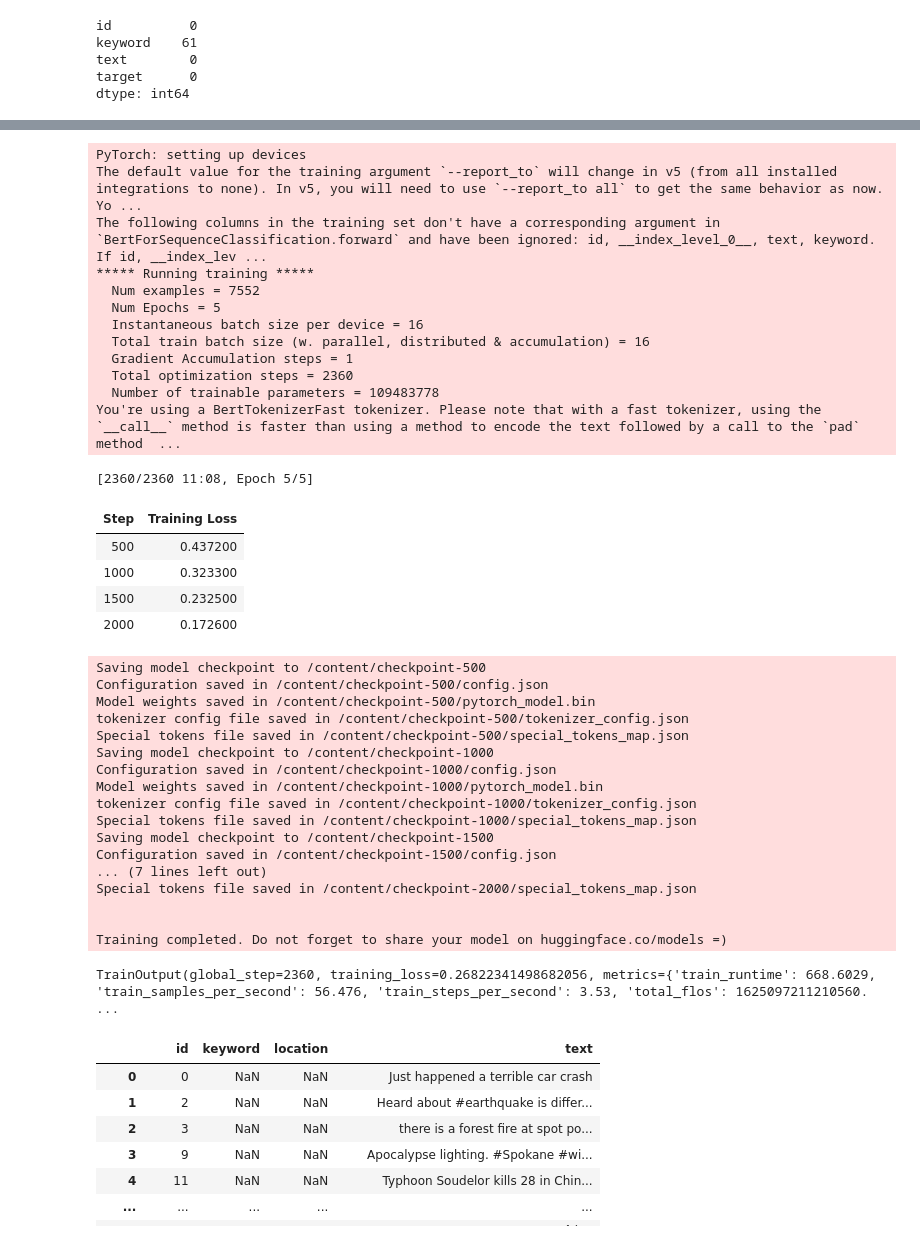
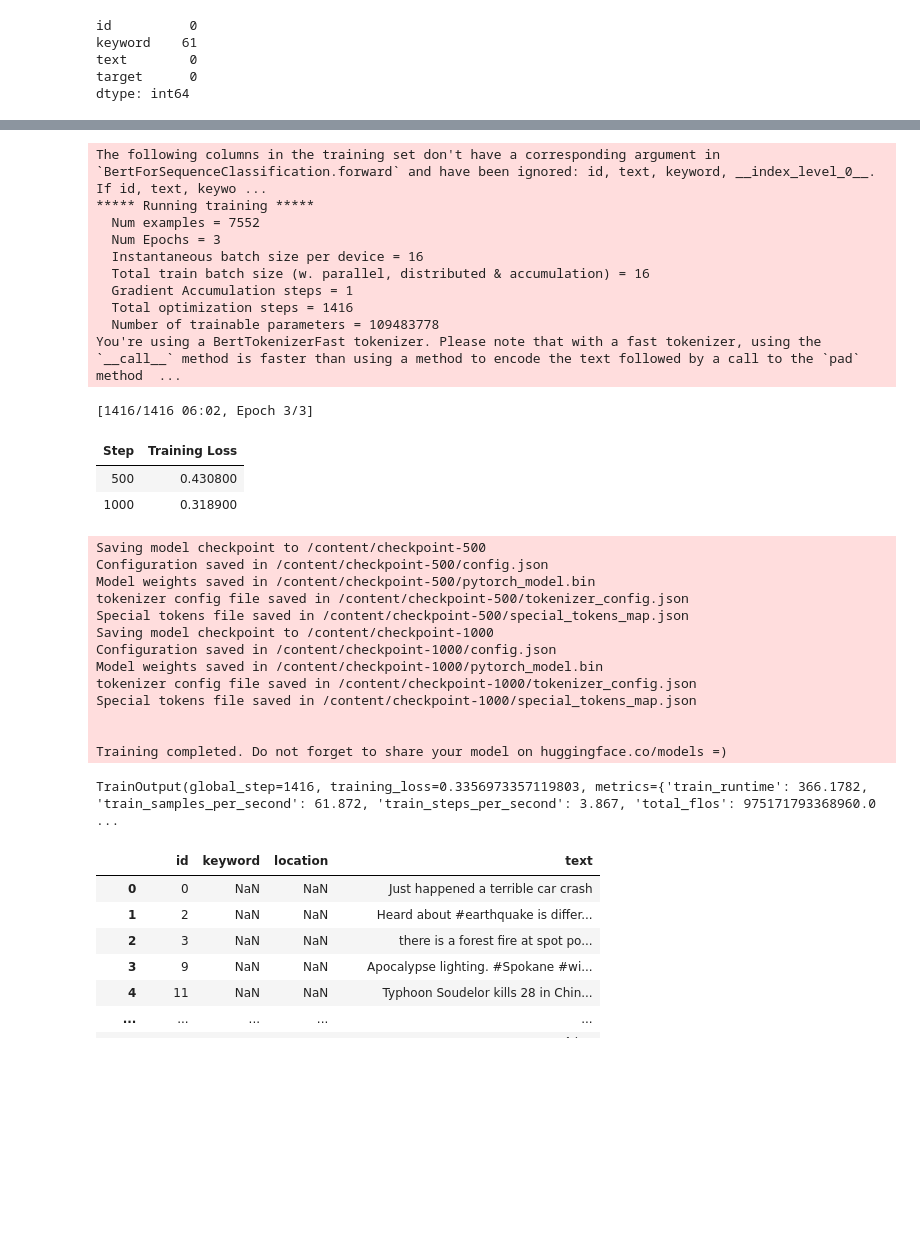
Before and after one commit to Delemangi/VvNzP, a Jupyter notebook: 5.ipynb, the cells around one changed output, grey strips where cells are left out. Cells and saved outputs as stored; diff of their text form; code cells hidden in the pictures; blank space fills up the shorter version.

```diff
--- a/5.ipynb
+++ b/5.ipynb
@@ -202,29 +174,25 @@ Model config BertConfig {
 Some weights of BertForSequenceClassification were not initialized from the model checkpoint at bert-base-uncased and are newly initialized: ['classifier.bias', 'classifier.weight']
 You should probably TRAIN this model on a down-stream task to be able to use it for predictions and inference.
 # %%
-training_args = TrainingArguments(output_dir="/content", learning_rate=2e-5, per_device_train_batch_size=16, per_device_eval_batch_size=16, num_train_epochs=5, weight_decay=0.01)
+training_args = TrainingArguments(output_dir="/content", learning_rate=2e-5, per_device_train_batch_size=16, per_device_eval_batch_size=16, num_train_epochs=3, weight_decay=0.01)
 trainer = Trainer(model=model, args=training_args, train_dataset=train, tokenizer=tokenizer)
 
 trainer.train()
 # %% [output]
-PyTorch: setting up devices
-The default value for the training argument `--report_to` will change in v5 (from all installed integrations to none). In v5, you will need to use `--report_to all` to get the same behavior as now. Yo ...
-The following columns in the training set don't have a corresponding argument in `BertForSequenceClassification.forward` and have been ignored: id, __index_level_0__, text, keyword. If id, __index_lev ...
+The following columns in the training set don't have a corresponding argument in `BertForSequenceClassification.forward` and have been ignored: id, text, keyword, __index_level_0__. If id, text, keywo ...
 ***** Running training *****
   Num examples = 7552
-  Num Epochs = 5
+  Num Epochs = 3
   Instantaneous batch size per device = 16
   Total train batch size (w. parallel, distributed & accumulation) = 16
   Gradient Accumulation steps = 1
-  Total optimization steps = 2360
+  Total optimization steps = 1416
   Number of trainable parameters = 109483778
 You're using a BertTokenizerFast tokenizer. Please note that with a fast tokenizer, using the `__call__` method is faster than using a method to encode the text followed by a call to the `pad` method  ...
-[2360/2360 11:08, Epoch 5/5]
+[1416/1416 06:02, Epoch 3/3]
 | Step | Training Loss |
-| 500 | 0.437200 |
-| 1000 | 0.323300 |
-| 1500 | 0.232500 |
-| 2000 | 0.172600 |
+| 500 | 0.430800 |
+| 1000 | 0.318900 |
 Saving model checkpoint to /content/checkpoint-500
 Configuration saved in /content/checkpoint-500/config.json
 Model weights saved in /content/checkpoint-500/pytorch_model.bin
@@ -235,14 +203,10 @@ Configuration saved in /content/checkpoint-1000/config.json
 Model weights saved in /content/checkpoint-1000/pytorch_model.bin
 tokenizer config file saved in /content/checkpoint-1000/tokenizer_config.json
 Special tokens file saved in /content/checkpoint-1000/special_tokens_map.json
-Saving model checkpoint to /content/checkpoint-1500
-Configuration saved in /content/checkpoint-1500/config.json
-... (7 lines left out)
-Special tokens file saved in /content/checkpoint-2000/special_tokens_map.json
 
 
 Training completed. Do not forget to share your model on huggingface.co/models =)
-TrainOutput(global_step=2360, training_loss=0.26822341498682056, metrics={'train_runtime': 668.6029, 'train_samples_per_second': 56.476, 'train_steps_per_second': 3.53, 'total_flos': 1625097211210560. ...
+TrainOutput(global_step=1416, training_loss=0.3356973357119803, metrics={'train_runtime': 366.1782, 'train_samples_per_second': 61.872, 'train_steps_per_second': 3.867, 'total_flos': 975171793368960.0 ...
 # %%
 test_df = pd.read_csv('/content/test.csv')
 test_df
```
Also changed, not shown: parts of 16 cells of this notebook.
